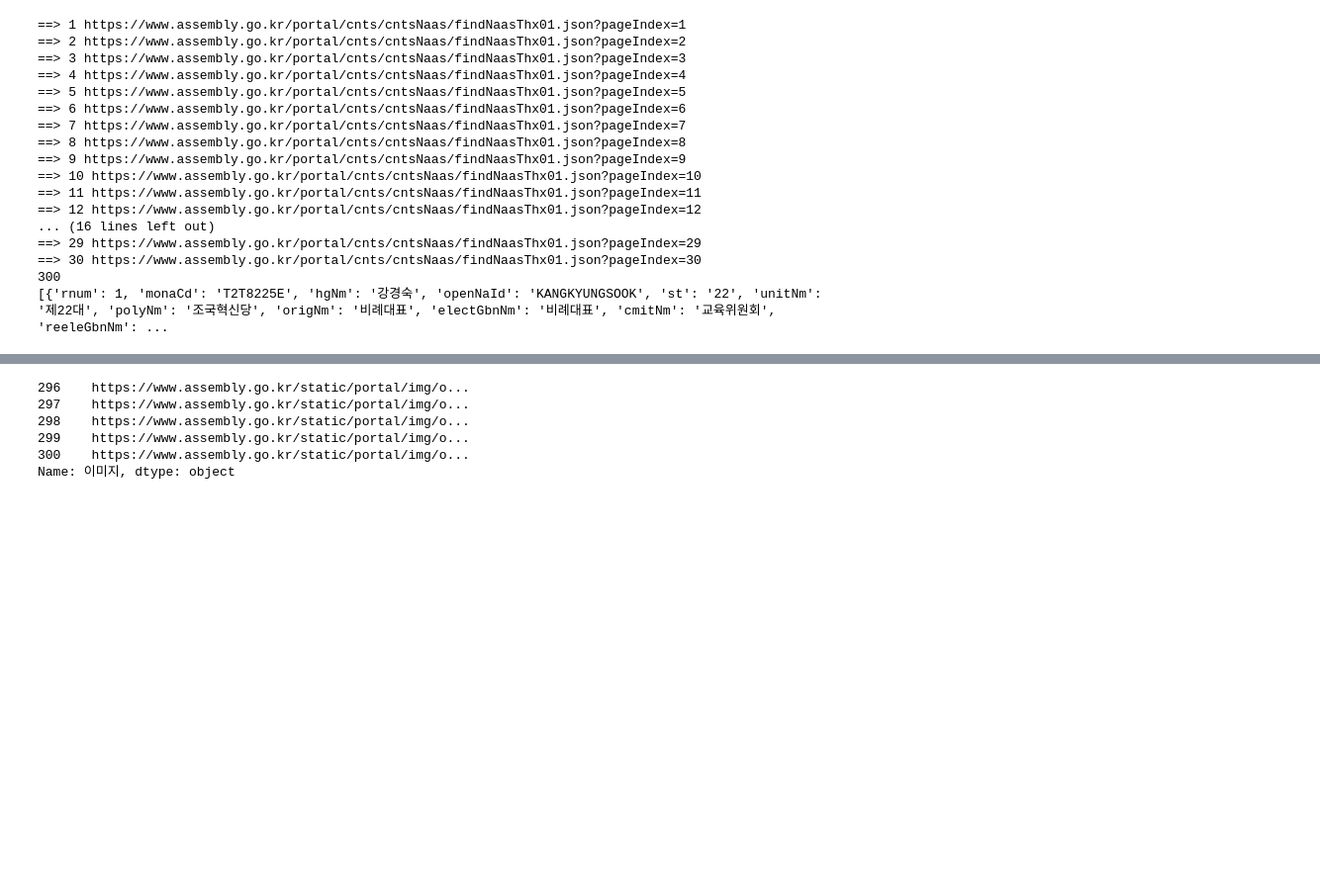
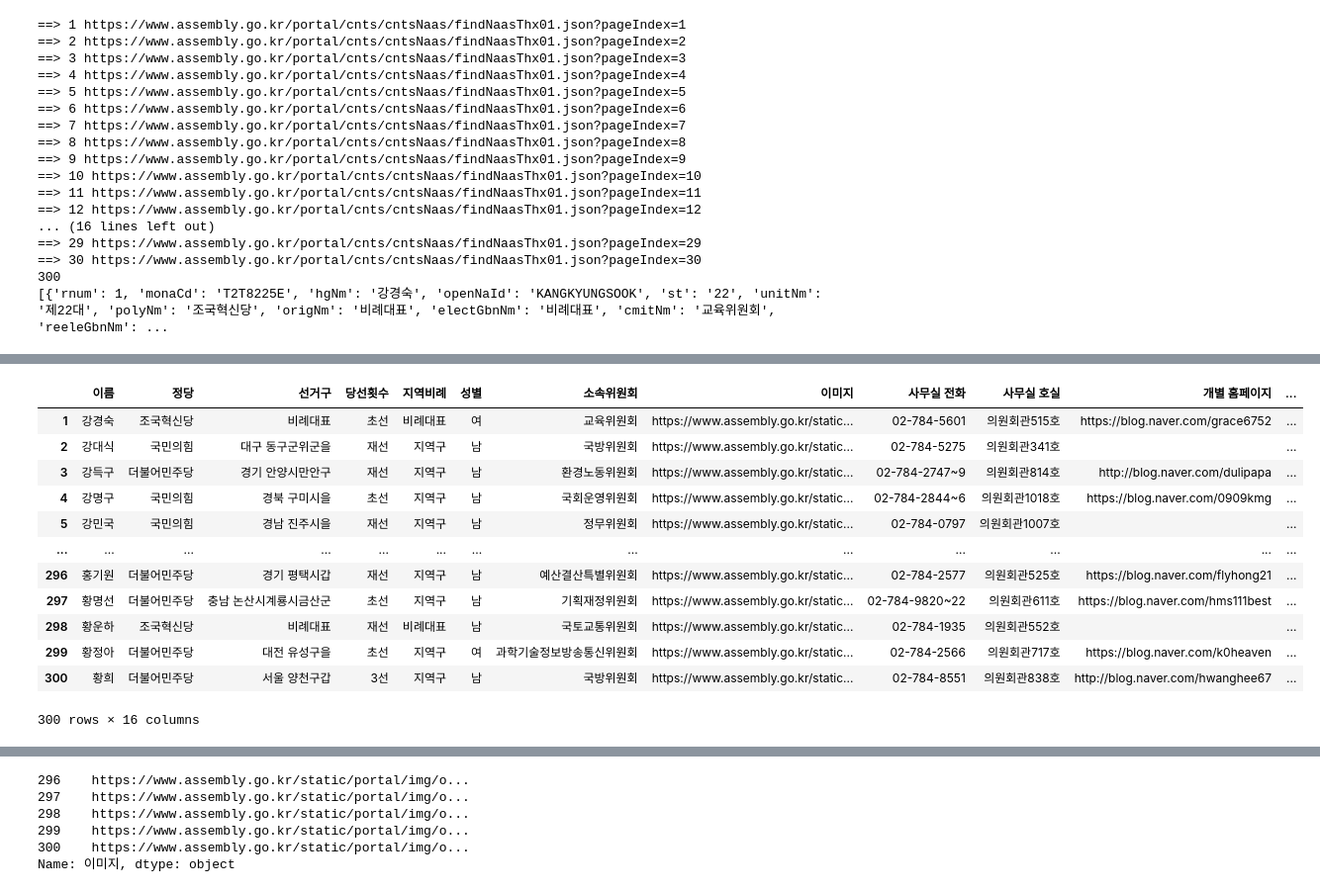
Before and after one commit to Ahn-TaeKyung/Python_Webscraping_Analysis, a Jupyter notebook: 05.국회의원현황_22대_sol.ipynb, the cells around one changed output, grey strips where cells are left out. Shown: that part at 99% size. Drawn from its saved outputs; the diff is of its cells as text; code cells hidden in the pictures; blank space fills up the shorter version.

```diff
--- a/05.국회의원현황_22대_sol.ipynb
+++ b/05.국회의원현황_22대_sol.ipynb
@@ -145,3 +175,19 @@ member_df.shape
+# %%
+member_df
+# %% [output]
+|  | 이름 | 정당 | 선거구 | 당선횟수 | 지역비례 | 성별 | 소속위원회 | 이미지 | 사무실 전화 | 사무실 호실 | 개별 홈페이지 | ... |
+| 1 | 강경숙 | 조국혁신당 | 비례대표 | 초선 | 비례대표 | 여 | 교육위원회 | https://www.assembly.go.kr/static... | 02-784-5601 | 의원회관515호 | https://blog.naver.com/grace6752 | ... |
+| 2 | 강대식 | 국민의힘 | 대구 동구군위군을 | 재선 | 지역구 | 남 | 국방위원회 | https://www.assembly.go.kr/static... | 02-784-5275 | 의원회관341호 |  | ... |
+| 3 | 강득구 | 더불어민주당 | 경기 안양시만안구 | 재선 | 지역구 | 남 | 환경노동위원회 | https://www.assembly.go.kr/static... | 02-784-2747~9 | 의원회관814호 | http://blog.naver.com/dulipapa | ... |
+| 4 | 강명구 | 국민의힘 | 경북 구미시을 | 초선 | 지역구 | 남 | 국회운영위원회 | https://www.assembly.go.kr/static... | 02-784-2844~6 | 의원회관1018호 | https://blog.naver.com/0909kmg | ... |
+| 5 | 강민국 | 국민의힘 | 경남 진주시을 | 재선 | 지역구 | 남 | 정무위원회 | https://www.assembly.go.kr/static... | 02-784-0797 | 의원회관1007호 |  | ... |
+| ... | ... | ... | ... | ... | ... | ... | ... | ... | ... | ... | ... | ... |
+| 296 | 홍기원 | 더불어민주당 | 경기 평택시갑 | 재선 | 지역구 | 남 | 예산결산특별위원회 | https://www.assembly.go.kr/static... | 02-784-2577 | 의원회관525호 | https://blog.naver.com/flyhong21 | ... |
+| 297 | 황명선 | 더불어민주당 | 충남 논산시계룡시금산군 | 초선 | 지역구 | 남 | 기획재정위원회 | https://www.assembly.go.kr/static... | 02-784-9820~22 | 의원회관611호 | https://blog.naver.com/hms111best | ... |
+| 298 | 황운하 | 조국혁신당 | 비례대표 | 재선 | 비례대표 | 남 | 국토교통위원회 | https://www.assembly.go.kr/static... | 02-784-1935 | 의원회관552호 |  | ... |
+| 299 | 황정아 | 더불어민주당 | 대전 유성구을 | 초선 | 지역구 | 여 | 과학기술정보방송통신위원회 | https://www.assembly.go.kr/static... | 02-784-2566 | 의원회관717호 | https://blog.naver.com/k0heaven | ... |
+| 300 | 황희 | 더불어민주당 | 서울 양천구갑 | 3선 | 지역구 | 남 | 국방위원회 | https://www.assembly.go.kr/static... | 02-784-8551 | 의원회관838호 | http://blog.naver.com/hwanghee67 | ... |
+300 rows × 16 columns
 # %%
 import numpy as np
 
```
Also changed, not shown: parts of 18 cells of this notebook, 6 other files.
